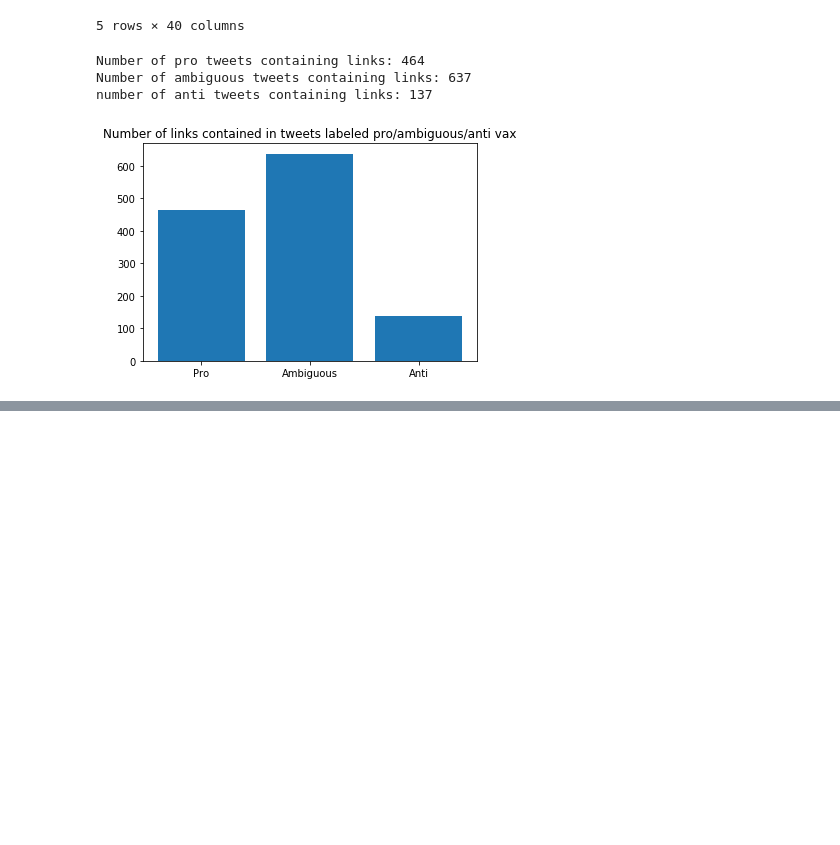
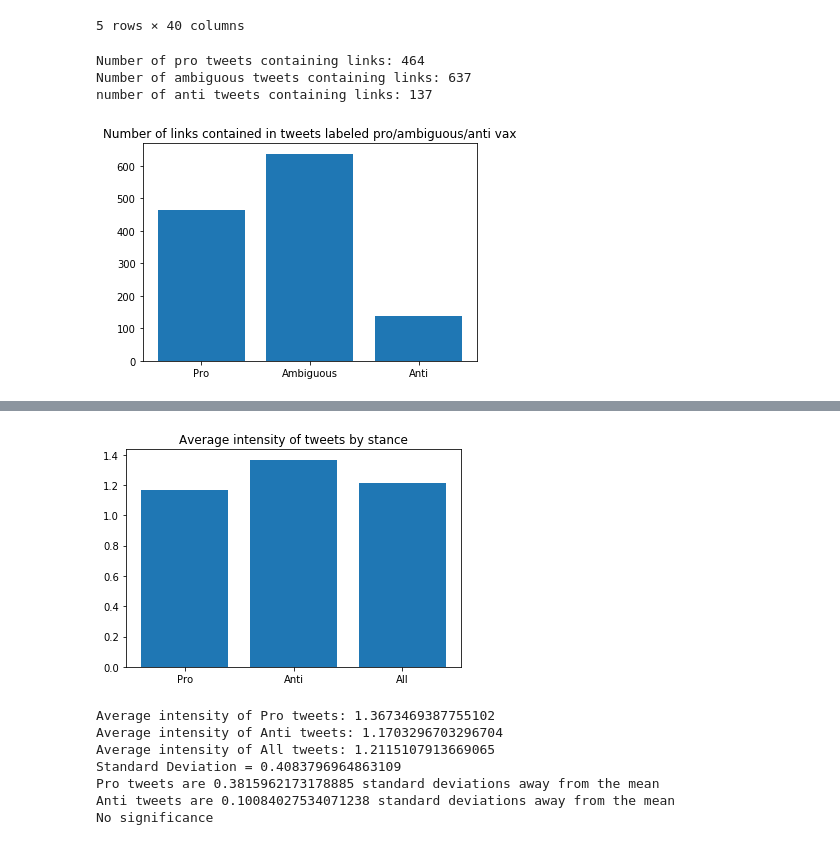
Before and after one commit to Kayala47/sure-2020, a Jupyter notebook: sure-2020-features.ipynb, the cells around one changed output, grey strips where cells are left out. Saved outputs shown, nothing was run; the diff lists cells and outputs as text; code cells hidden in the pictures; blank space fills up the shorter version.

```diff
--- a/sure-2020-features.ipynb
+++ b/sure-2020-features.ipynb
@@ -126,0 +224,61 @@ pyplot.show()
+# %%
+#let's compare the average intensity (the absolute value)
+
+
+abs_int_anti = [abs(data['intensity'][i]) if (data['stance'][i] == 1.0) else 0 for i in range(len(data['intensity']))]
+abs_int_pro = [abs(data['intensity'][i]) if data['stance'][i] == -1.0 else 0 for i in range(len(data['intensity']))]
+abs_int_total = [abs(data['intensity'][i])  for i in range(len(data['intensity']))]
+
+abs_int_anti = [x for x in abs_int_anti if str(x) != 'nan']
+abs_int_pro = [x for x in abs_int_pro if str(x) != 'nan']
+abs_int_total = [x for x in abs_int_total if str(x) != 'nan']
+
+
+# print(abs_int_total)
+
+
+# print(count_valid_items(abs_int_anti, 0.0))
+# print(count_valid_items(abs_int_pro, 0.0))
+# print(count_valid_items(abs_int_total, 0.0))
+
+avg_int_anti = np.nansum(abs_int_anti)/count_valid_items(abs_int_anti, 0.0)
+avg_int_pro = np.nansum(abs_int_pro)/count_valid_items(abs_int_pro, 0.0)
+avg_int_total = np.nansum(abs_int_total)/count_valid_items(abs_int_total, 0.0)
+
+x = np.arange(3)
+y1 = [avg_int_anti, avg_int_pro, avg_int_total]
+
+def values(x, pos):
+    return '%1.1f' % (x)
+
+formatter = FuncFormatter(values)
+fig, ax = pyplot.subplots()
+ax.yaxis.set_major_formatter(formatter)
+
+pyplot.bar(x, y1)
+
+pyplot.xticks(x, ('Pro', 'Anti', 'All'))
+pyplot.title("Average intensity of tweets by stance")
+
+pyplot.show()
+
+stdev = statistics.pstdev(abs_int_total)
+
+print("Average intensity of Pro tweets: {}".format(avg_int_pro))
+print("Average intensity of Anti tweets: {}".format(avg_int_anti))
+print("Average intensity of All tweets: {}".format(avg_int_total))
+
+print("Standard Deviation = {}".format(stdev))
+print("Pro tweets are {} standard deviations away from the mean".format((avg_int_pro - avg_int_total)/stdev))
+print("Anti tweets are {} standard deviations away from the mean".format(abs(avg_int_anti - avg_int_total)/stdev))
+
+print("No significance")
+# %% [output]
+[figure, added]
+Average intensity of Pro tweets: 1.3673469387755102
+Average intensity of Anti tweets: 1.1703296703296704
+Average intensity of All tweets: 1.2115107913669065
+Standard Deviation = 0.4083796964863109
+Pro tweets are 0.3815962173178885 standard deviations away from the mean
+Anti tweets are 0.10084027534071238 standard deviations away from the mean
+No significance
```
Also changed, not shown: parts of 9 cells of this notebook.
